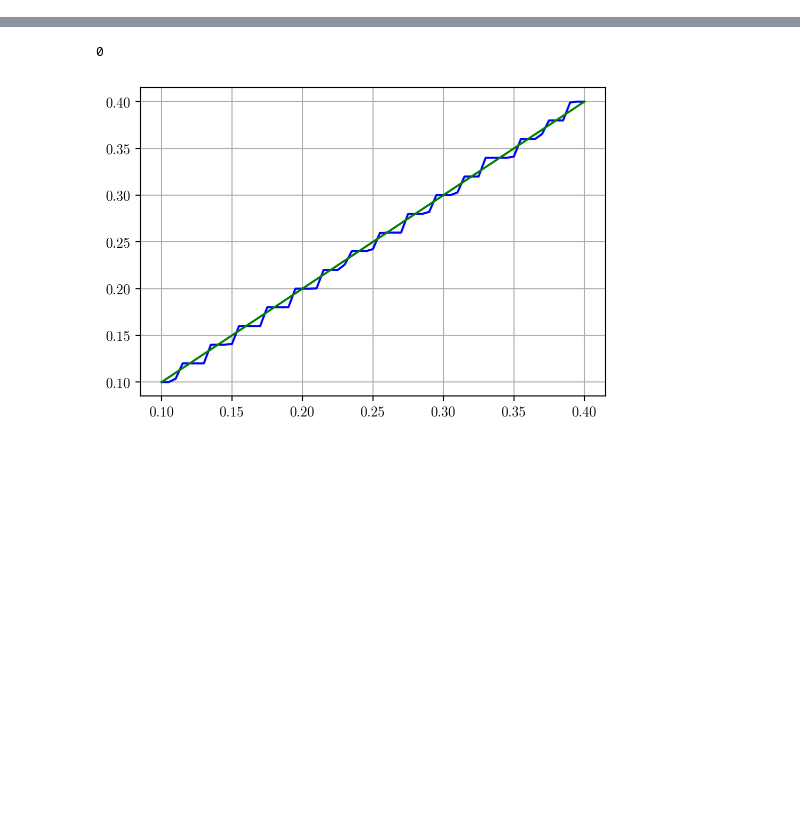
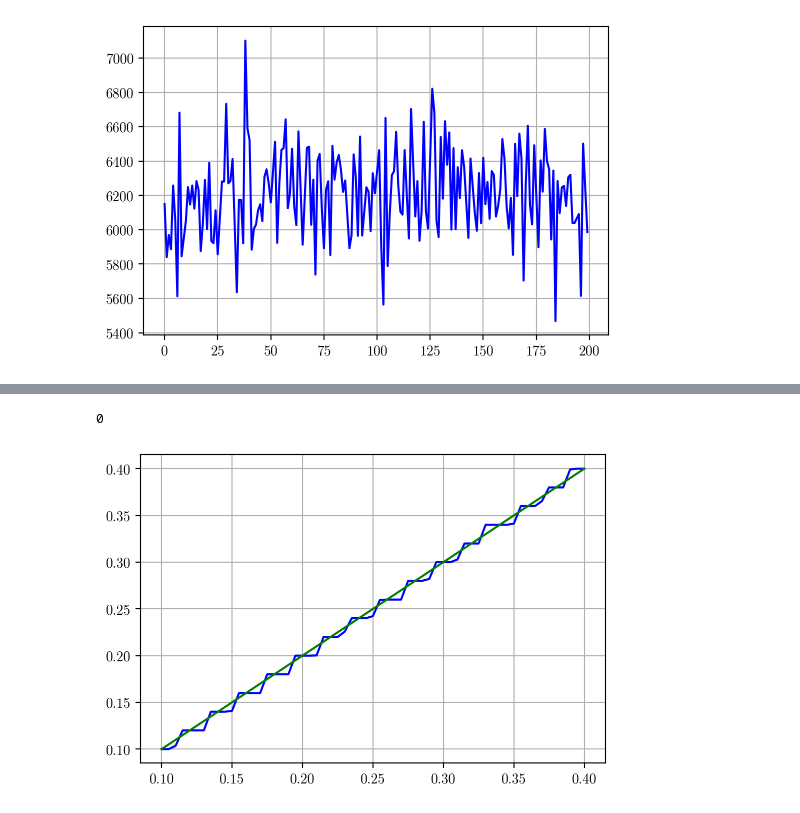
Before and after one commit to huchaoning/freqest-draft, a Jupyter notebook: raw2est.ipynb, the cells around one changed output, grey strips where cells are left out. Drawn from its saved outputs; the diff is of its cells as text; code cells hidden in the pictures; blank space fills up the shorter version.

```diff
--- a/raw2est.ipynb
+++ b/raw2est.ipynb
@@ -4,0 +39,6 @@ import gc
+# %%
+c = LoadEstimates('__estimates__/noisy/di_5px/di_5px_f0.2_d98.npz')
+# %%
+plot(c.cropped_data[0, 0])
+# %% [output]
+[figure, added]
```
Also changed, not shown: parts of 5 cells of this notebook, 6 other files.
